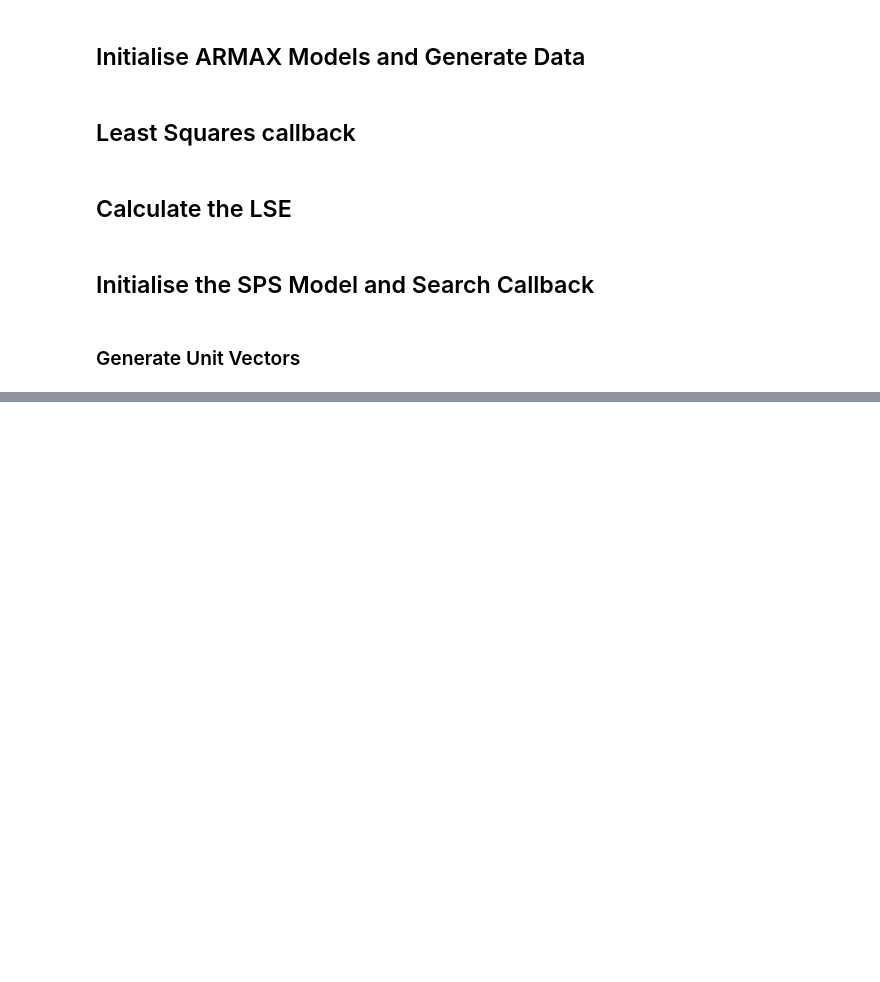
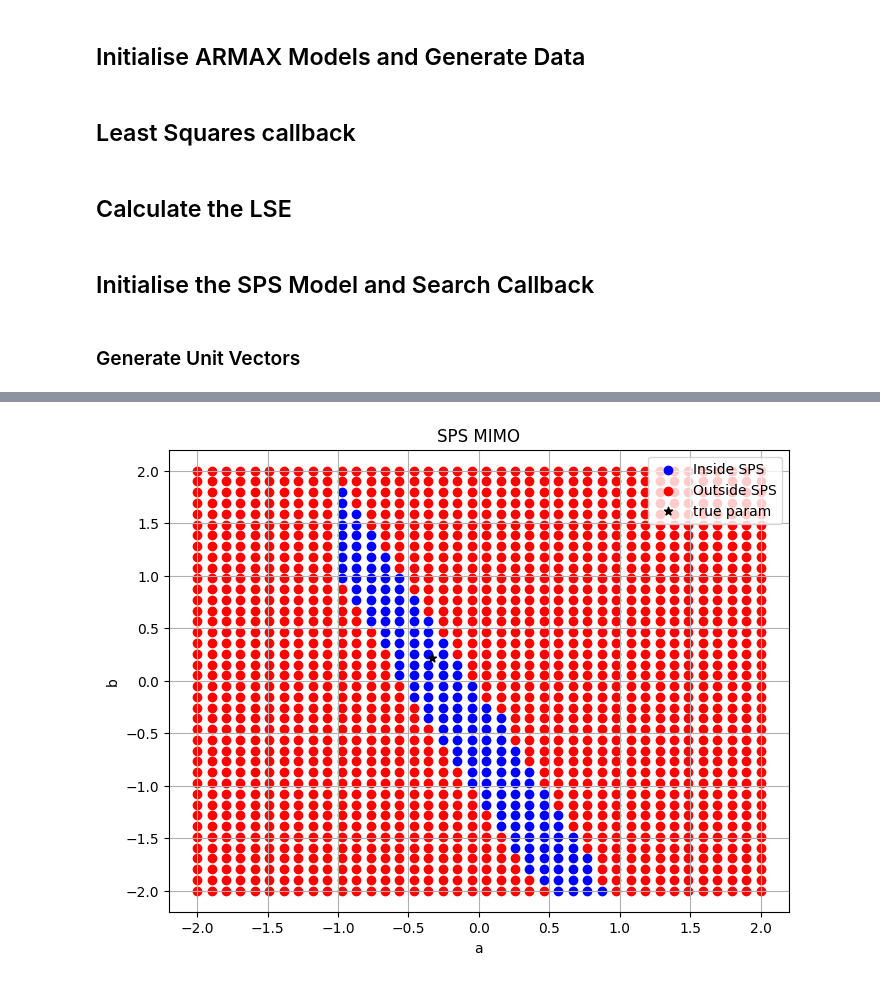
Before and after one commit to Muckthebuck/Learning-Dynamic-Systems, a Jupyter notebook: search/notebooks/smart_search_2d.ipynb, the cells around one changed output, grey strips where cells are left out. Saved outputs shown, nothing was run; the diff lists cells and outputs as text; code cells hidden in the pictures; blank space fills up the shorter version.

```diff
--- a/search/notebooks/smart_search_2d.ipynb
+++ b/search/notebooks/smart_search_2d.ipynb
@@ -128,16 +144,12 @@ def get_lse(U, Y, n_a, n_b):
 # %% [markdown]
 ## Initialise the SPS Model and Search Callback
 # %%
-# Initialise SPS
-from indirect_identification.sps_indirect import SPS_indirect_model
-
-
 m = 100
 q = 5
 
-model = SPS_indirect_model(m, q)
+model = SPS_indirect_model(m, q, N=100)
 
-def sps_test_function(params, U, Y, n_a, n_b):
+def sps_test_function(params, F, L, U, Y, n_a, n_b):
     if is_verbose:
         print("Testing", params)
 
@@ -158,9 +170,19 @@ def sps_test_function(params, U, Y, n_a, n_b):
     G = d_tfs((B, A))  # G should be a tuple of arrays
     H = d_tfs((C, A))  # H should be a tuple of arrays
 
+    L = d_tfs((L, [1]))
+    F = d_tfs((F, [1]))
+
+    G_0, H_0 = G, H
+    try:
+        if F != [0] and F != 0:
+            G_0, H_0 = model.transform_to_open_loop(G, H, F, L, supress_stability=False)
+
+        in_sps, S1 = model.open_loop_sps(G_0=G_0, H_0=H_0, Y_t=Y, U_t=U, n_a=n_a, n_b=n_b)
+    except ValueError as e:
+        return False
 
     # Check the condition and store the result if true
-    in_sps, S1 = model.open_loop_sps(G, H, Y, U, 1, 1)  # Assuming Y and U are defined
     return in_sps
 # %% [markdown]
 ### Generate Unit Vectors
@@ -318,5 +330,56 @@ def epoch(vectors, params_ls, U, Y, n_a, n_b):
 
     return (ins, outs, boundaries, hull, expanded_hull)
+# %%
+# Grid resolution
+armax_model = cl_1
+n_a = len(armax_model.A) - 1
+n_b = len(armax_model.B)
+# Initialise the system
+R = signal.square(np.linspace(0, 10*np.pi, n_samples))
+Y, U, N, R = armax_model.simulate(n_samples, R, noise_std=0.2)
+
+# Calculate the LSE
+params_ls = get_lse(U, Y, armax_model, n_a, n_b )
+
+
+a_vals = np.linspace(-2, 2, 40)
+b_vals = np.linspace(-2, 2, 40)
+F = [0.2]
+L = [1]
+
+blue_pts = []
+red_pts = []
+center = a1_true, b1_true
+
+
+for a in a_vals:
+    for b in b_vals:
+
+        point = np.array([a, b])
+        in_sps = sps_test_function( tuple(point), F, L, U, Y, 1, 1)
+        if in_sps:
+            blue_pts.append([a, b])
+        else:
+            red_pts.append([a, b])
+
+blue_pts = np.array(blue_pts)
+red_pts = np.array(red_pts)
+
+# Plotting
+plt.figure(figsize=(8, 6))
+if len(blue_pts):
+    plt.scatter(blue_pts[:, 0], blue_pts[:, 1], color='blue', label='Inside SPS')
+if len(red_pts):
+    plt.scatter(red_pts[:, 0], red_pts[:, 1], color='red', label='Outside SPS')
+plt.scatter(center[0], center[1], color='black', marker='*', label='true param')
+plt.xlabel("a")
+plt.ylabel("b")
+plt.title("SPS MIMO")
+plt.legend()
+plt.grid(True)
+plt.show()
+# %% [output]
+[figure, added]
 # %%
 # Plot the results
 def plot_2d_results(params_ls, ins, outs, boundaries, hull, expanded_hull):
```
Also changed, not shown: parts of 13 cells of this notebook.
